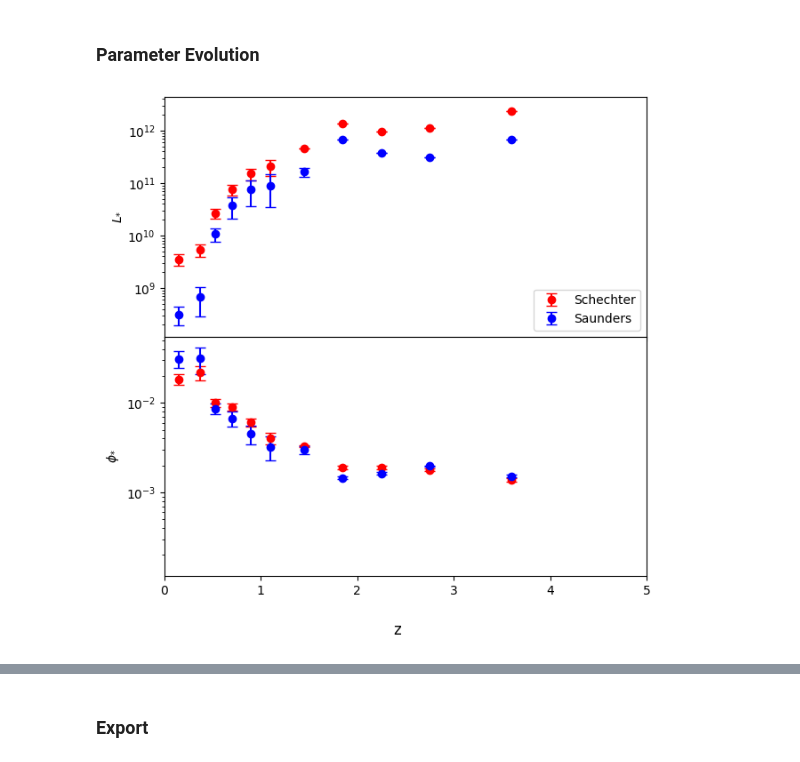
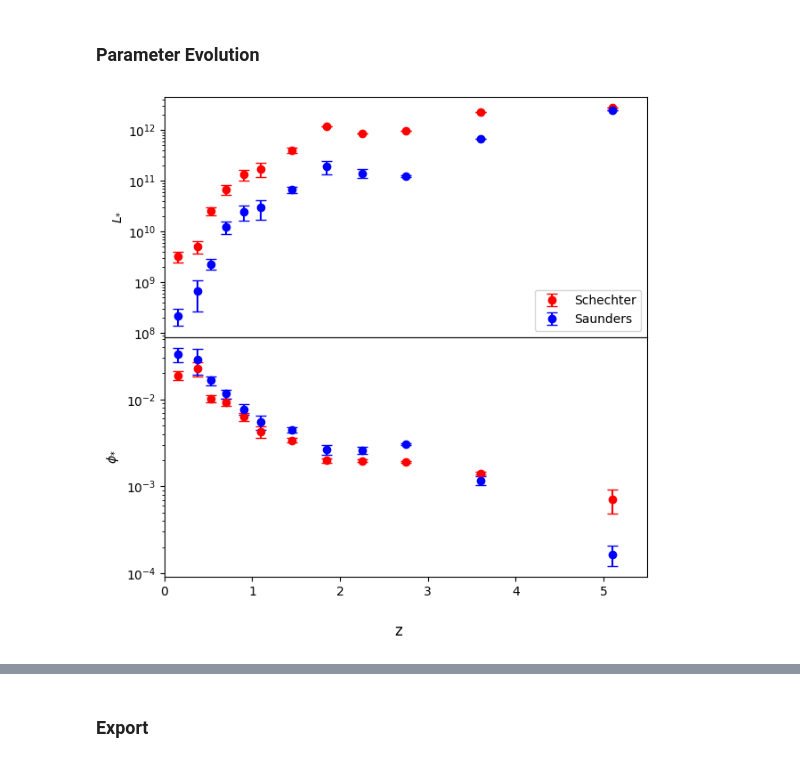
Before and after one commit to daniel-lyon/MPhil-Code, a Jupyter notebook: LUMFUNCS/vmax_bolometric.ipynb, the cells around one changed output, grey strips where cells are left out. Cells and saved outputs as stored; diff of their text form; code cells hidden in the pictures.

Commit message:
plots

```diff
--- a/LUMFUNCS/vmax_bolometric.ipynb
+++ b/LUMFUNCS/vmax_bolometric.ipynb
@@ -367,8 +351,9 @@ fig.supxlabel('Log($L_{IR}$) [$L_{\odot}$]', y=0.05)
 plt.subplots_adjust(hspace=0.2, wspace=0.1)
 plt.show()
 
-for min_l, (z_start, z_end) in zip(min_ls, redshift_bins):
+for min_l, (z_start, z_end), f_lim in zip(min_ls, redshift_bins, F_lims):
     print(f'{z_start} <= z < {z_end}')
+    print(f'Flux Completeness: {f_lim:.2e}')
     print(f'Luminosity Completeness: {np.round(np.log10(min_l), 2)}')
     print('\n')
 # %% [output]
@@ -568,10 +557,16 @@ Log phi_star = -3.15 +/- 0.18
 #     return phi_star * 10 ** (-0.4*(1-2)*(L_star-L)) * np.exp(-1 / (2 * 0.4 ** 2) * (np.log10(1 + 10 ** (-0.4 * (L_star-L))))**2)
 
 def saunders_luminosity(L, L_star, phi_star):
-    return phi_star * (L / L_star) ** (1-1.3) * np.exp(-1 / (2 * 0.6 ** 2) * (np.log10(1 + (L / L_star)))**2)
+    return phi_star * (L / L_star) ** (1-1.3) * np.exp(-1 / (2 * 0.7 ** 2) * (np.log10(1 + (L / L_star)))**2)
+
+def mid_saunders_luminosity(L, L_star, phi_star):
+    return phi_star * (L / L_star) ** (1-1.3) * np.exp(-1 / (2 * 0.9 ** 2) * (np.log10(1 + (L / L_star)))**2)
 
 def local_saunders_luminosity(L, L_star, phi_star):
-    return phi_star * (L / L_star) ** (1-1.3) * np.exp(-1 / (2 * 0.9 ** 2) * (np.log10(1 + (L / L_star)))**2)
+    return phi_star * (L / L_star) ** (1-1.3) * np.exp(-1 / (2 * 1.0 ** 2) * (np.log10(1 + (L / L_star)))**2)
+
+def first_saunders_luminosity(L, L_star, phi_star):
+    return phi_star * (L / L_star) ** (1-1.3) * np.exp(-1 / (2 * 1.1 ** 2) * (np.log10(1 + (L / L_star)))**2)
 
 saunder_params = []
 saunder_error = []
@@ -587,14 +582,16 @@ for (z_start, z_end), lum, p, e, ax in zip(redshift_bins, lum_centers, phi, phi_
 
     lum = np.power(10, lum)
 
-    if z_start in [0, 0.3]:
+    if z_start == 0:
+        f = first_saunders_luminosity
+    elif z_start == 0.3:
         f = local_saunders_luminosity
-        p0 = [lum[0], 1e-3]
-        bounds = ([lum[0]/2, 1e-6], [lum[-1]*2, 1e-1])
+    elif z_start == 0.45:
+        f = mid_saunders_luminosity
     else:
         f = saunders_luminosity
-        p0 = [lum[0], 1e-3]
-        bounds = ([lum[0]/2, 1e-6], [lum[-1]*2, 1e-1])
+    p0 = [lum[0], 1e-3]
+    bounds = ([lum[0]/2, 1e-6], [lum[-1]*2, 1e-1])
 
     # Attempt to fit the data
     try:
@@ -620,6 +617,17 @@ for (z_start, z_end), lum, p, e, ax in zip(redshift_bins, lum_centers, phi, phi_
     # print(f'phi_star = {params[1]:.2e} +/- {perr[1]:.2e}')
     print(f'Log L_star = {np.round(np.log10(params[0]),2)} +/- {np.round(np.abs(np.log10(params[0]) - np.log10(params[0] - perr[0])),2)}')
     print(f'Log phi_star = {np.round(np.log10(params[1]),2)} +/- {np.round(np.abs(np.log10(params[1]) - np.log10(params[1] - perr[1])),2)}')
+    print(f'Alpha = 1.3')
+
+    if z_start == 0:
+        print(f'Sigma = 1.2')
+    elif z_start == 0.3:
+        print(f'Sigma = 1.0')
+    elif z_start == 0.45:
+        print(f'Sigma = 0.8')
+    else:
+        print(f'Sigma = 0.6')
+
     if len(params) > 2:
         print(f'alpha = {params[2]:.2e} +/- {perr[2]:.2e}')
     if len(params) > 3:
@@ -668,32 +676,32 @@ Log phi_star = -3.74 +/- 0.11
 fig, ax = plt.subplots(2, 1, figsize=(7, 7), sharex=True)
 
 # Schechter Evolution
 for i, ((z_start, z_end), p, e) in enumerate(zip(redshift_bins, schecter_params, schecter_errors)):
     z_center = (z_start + z_end) / 2
     try:
         ax[0].errorbar(z_center, p[0], yerr=e[0], fmt='o', capsize=4, color='red', label='Schechter' if i == 0 else "")
         ax[1].errorbar(z_center, p[1], yerr=e[1], fmt='o', capsize=4, color='red')
     except IndexError:
         continue
 
 # Saunders Evolution
 for i, ((z_start, z_end), p, e) in enumerate(zip(redshift_bins, saunder_params, saunder_error)):
     z_center = (z_start + z_end) / 2
     try:
         ax[0].errorbar(z_center, p[0], yerr=e[0], fmt='o', capsize=4, color='blue', label='Saunders' if i == 0 else "")
         ax[1].errorbar(z_center, p[1], yerr=e[1], fmt='o', capsize=4, color='blue')
     except IndexError:
         continue
 
 ax[0].set_ylabel('$L_{*}$')
 ax[1].set_ylabel('$\phi_{*}$')
 ax[0].legend(loc='lower right')
-ax[1].set_xlim(0, 5)
+ax[1].set_xlim(0, 5.5)
 ax[0].set_yscale('log')
 ax[1].set_yscale('log')
 
 fig.supxlabel('z')
 plt.subplots_adjust(hspace=0)
 plt.show()
 # %% [output]
-[figure, old version]
+[figure, new version]
```
Also changed, not shown: parts of 13 cells of this notebook, 1 other file.
